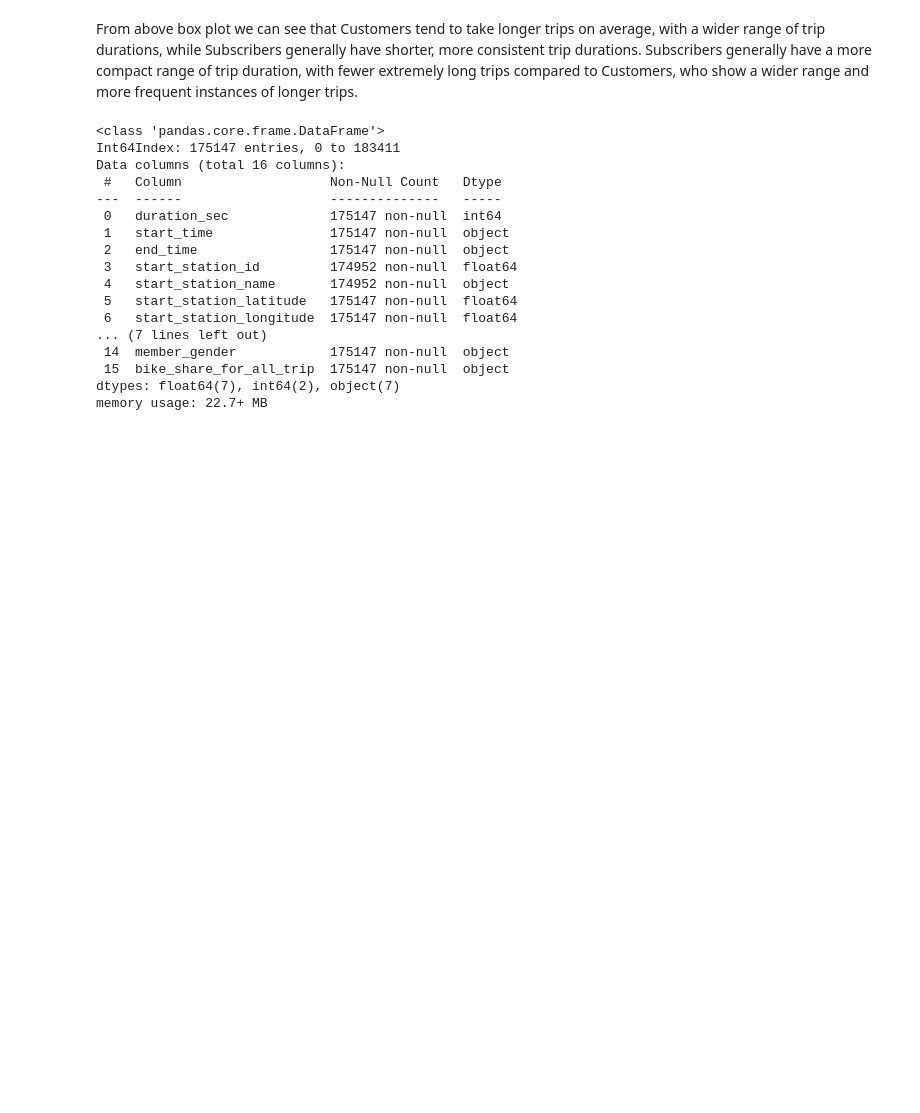
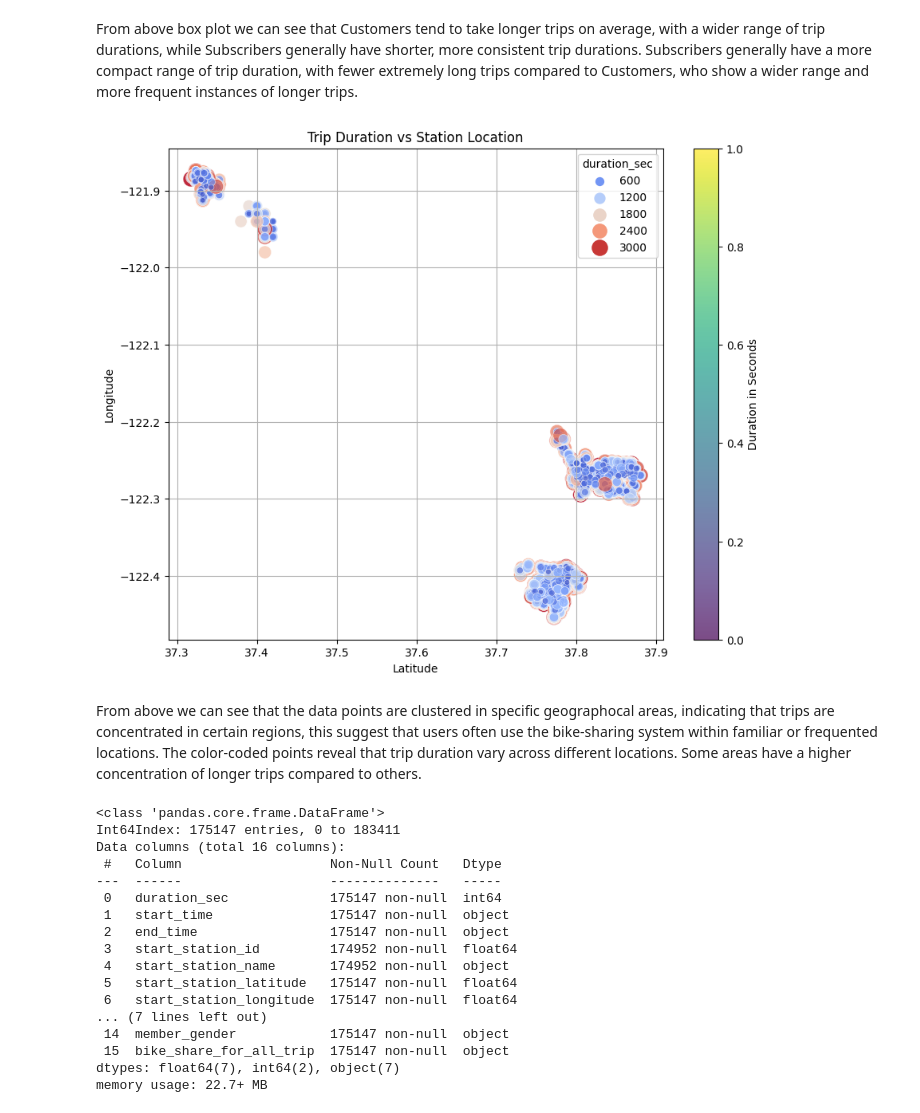
Before and after one commit to naamabenita/Final-Project, a Jupyter notebook: Part_I_exploration_template.ipynb, the cells around one changed output. Cells and saved outputs as stored; diff of their text form; code cells hidden in the pictures; blank space fills up the shorter version.

```diff
--- a/Part_I_exploration_template.ipynb
+++ b/Part_I_exploration_template.ipynb
@@ -235,4 +238,24 @@ plt.show()
 From above box plot we can see that Customers tend to take longer trips on average, with a wider range of trip durations,
 while Subscribers generally have shorter, more consistent trip durations.
 Subscribers generally have a more compact range of trip duration, with fewer extremely long trips compared to Customers, who show a wider range and more frequent instances of longer trips.
+# %%
+#I want to check Trip duration vs Latitude and Longitude using a scatter plot to visualize the reletionship between geographic location and trip
+#duration, identifying if certain areas have longer trips
+
+plt.figure(figsize=(10, 8))
+scatter = sns.scatterplot(x='start_station_latitude', y='start_station_longitude', hue='duration_sec', data=filtered_data, palette='coolwarm',
+                     size='duration_sec', sizes=(20,200), alpha=0.7)
+#Add color bar and gridlines
+plt.colorbar(scatter.collections[0], label='Duration in Seconds')
+plt.grid(True)
+
+#set title and labels with large fond size
+plt.title('Trip Duration vs Station Location')
+plt.xlabel('Latitude')
+plt.ylabel('Longitude')
+plt.show()
+# %% [output]
+[figure, added]
+# %% [markdown]
+From above we can see that the data points are clustered in specific geographocal areas, indicating that trips are concentrated in certain regions, this suggest that users often use the bike-sharing system within familiar or frequented locations. The color-coded points reveal that trip duration vary across different locations. Some areas have a higher concentration of longer trips compared to others.
 # %%
```
Also changed, not shown: parts of 27 cells of this notebook.
